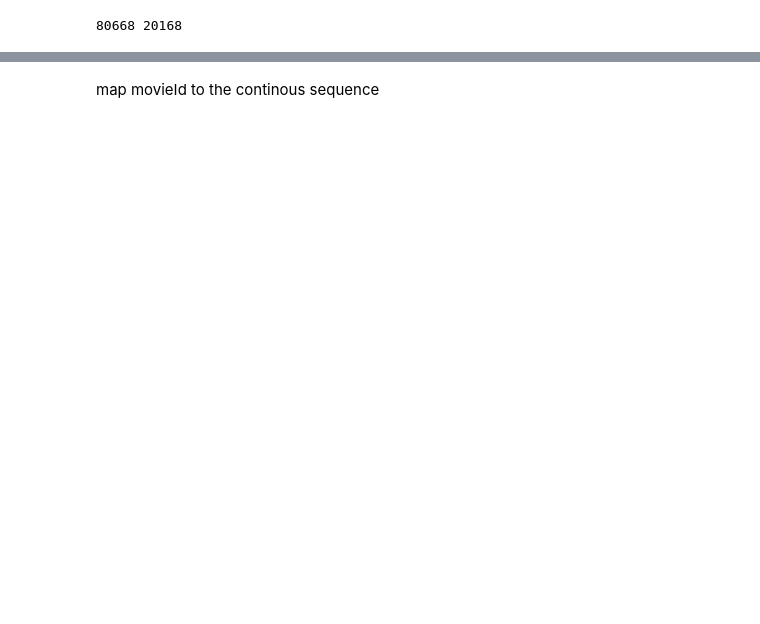
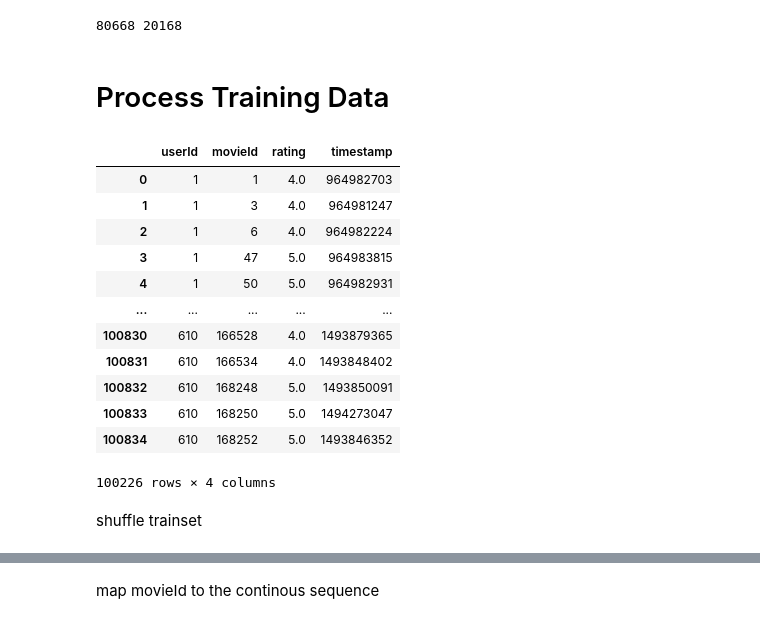
Before and after one commit to jefffang19/Keras_recommandSys, a Jupyter notebook: MatrixFac.ipynb, the cells around one changed output, grey strips where cells are left out. Drawn from its saved outputs; the diff is of its cells as text; code cells hidden in the pictures; blank space fills up the shorter version.

```diff
--- a/MatrixFac.ipynb
+++ b/MatrixFac.ipynb
@@ -65,3 +68,7 @@ ratings
 | 100834 | 610 | 168252 | 5.0 | 1493846352 |
 | 100835 | 610 | 170875 | 3.0 | 1493846415 |
 100836 rows × 4 columns
+# %%
+query0 = ratings[ratings['userId'] == 1]
+query1 = query0[query0['movieId'] == 50]
+list(query1.index)[0]
@@ -67,0 +79,10 @@ ratings
+# %%
+# { user : movieId }
+leaveOneOut = {}
+# loop through all the users who had rated
+for i in np.unique(ratings['userId'].to_numpy()):
+  # get the last rated MovieId of user[i]
+  leaveOneOut[i] = ratings[ratings['userId'] == i]['movieId'].to_numpy()[-1]
+
+print(leaveOneOut)
+len(leaveOneOut)
@@ -107,3 +115,31 @@ x_train, x_test = train_test_split(ratings, test_size=0.2)
 print(len(x_train), len(x_test))
 # %% [output]
 80668 20168
+# %% [markdown]
+# Process Training Data
+# %%
+trainset = ratings
+# drop the last movie userId[i] rated from the training set
+for i in leaveOneOut.keys():
+  query0 = trainset[trainset['userId'] == i]
+  query1 = query0[query0['movieId'] == leaveOneOut[i]]
+  #print(list(query1.index))
+  trainset = trainset.drop(list(query1.index))
+# %%
+trainset
+# %% [output]
+|  | userId | movieId | rating | timestamp |
+| 0 | 1 | 1 | 4.0 | 964982703 |
+| 1 | 1 | 3 | 4.0 | 964981247 |
+| 2 | 1 | 6 | 4.0 | 964982224 |
+| 3 | 1 | 47 | 5.0 | 964983815 |
+| 4 | 1 | 50 | 5.0 | 964982931 |
+| ... | ... | ... | ... | ... |
+| 100830 | 610 | 166528 | 4.0 | 1493879365 |
+| 100831 | 610 | 166534 | 4.0 | 1493848402 |
+| 100832 | 610 | 168248 | 5.0 | 1493850091 |
+| 100833 | 610 | 168250 | 5.0 | 1494273047 |
+| 100834 | 610 | 168252 | 5.0 | 1493846352 |
+100226 rows × 4 columns
+# %% [markdown]
+shuffle trainset
```
Also changed, not shown: parts of 42 cells of this notebook.
